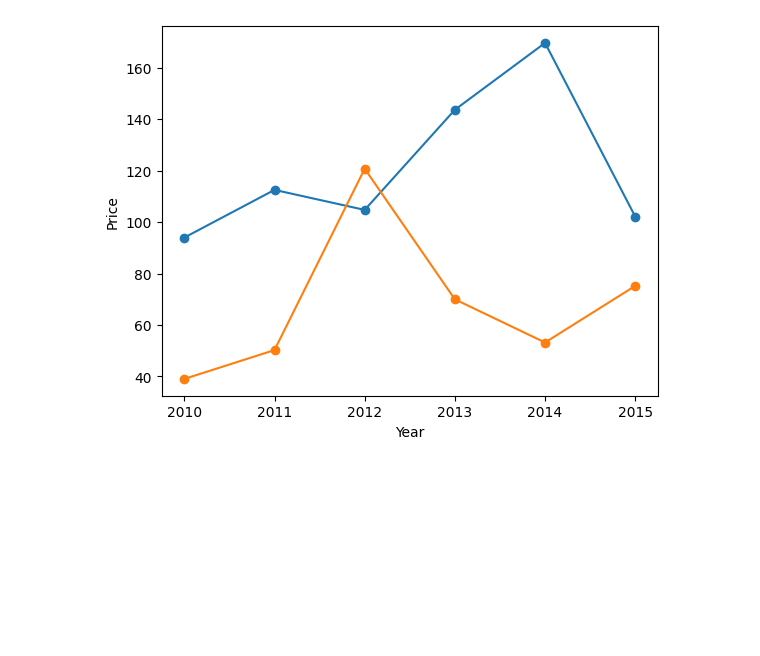
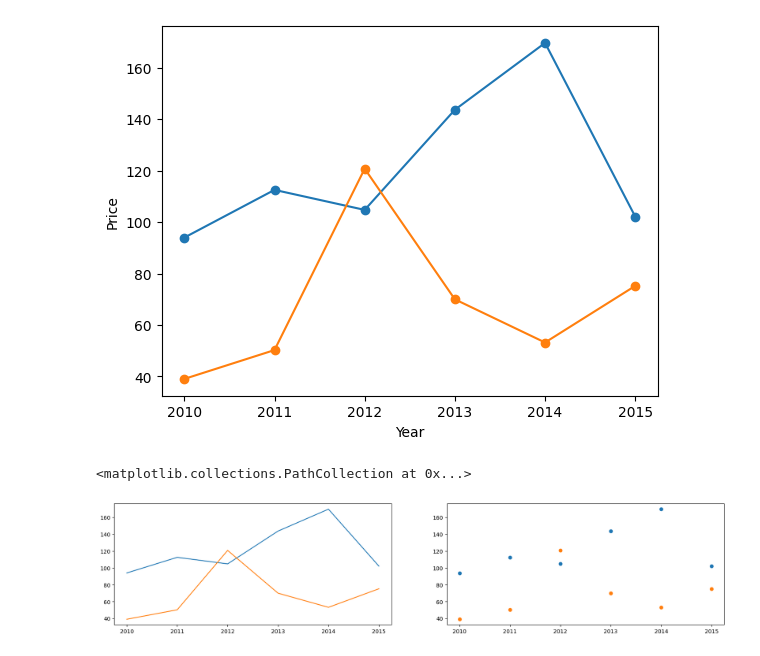
Before and after one commit to pranavdhawale/data-science, a Jupyter notebook: stock-price.ipynb, the cells around one changed output. Cells and saved outputs as stored; diff of their text form; code cells hidden in the pictures; blank space fills up the shorter version.

Commit message:
create two different plot/figures to chart plot and scattered plotting

```diff
--- a/stock-price.ipynb
+++ b/stock-price.ipynb
@@ -30,3 +22,16 @@ plt.ylabel("Price")
 plt.show()
 # %% [output]
 [figure]
+# %%
+fig_1 = plt.figure(1, figsize=(20, 4))
+
+plot_price = fig_1.add_subplot(121)
+scatter_price = fig_1.add_subplot(122)
+
+plot_price.plot(year, apl_price,
+            year, ms_price)
+scatter_price.scatter(year, apl_price)
+scatter_price.scatter(year, ms_price)
+# %% [output]
+<matplotlib.collections.PathCollection at 0x...>
+[figure, added]
```
Also changed, not shown: parts of 1 cell of this notebook.
